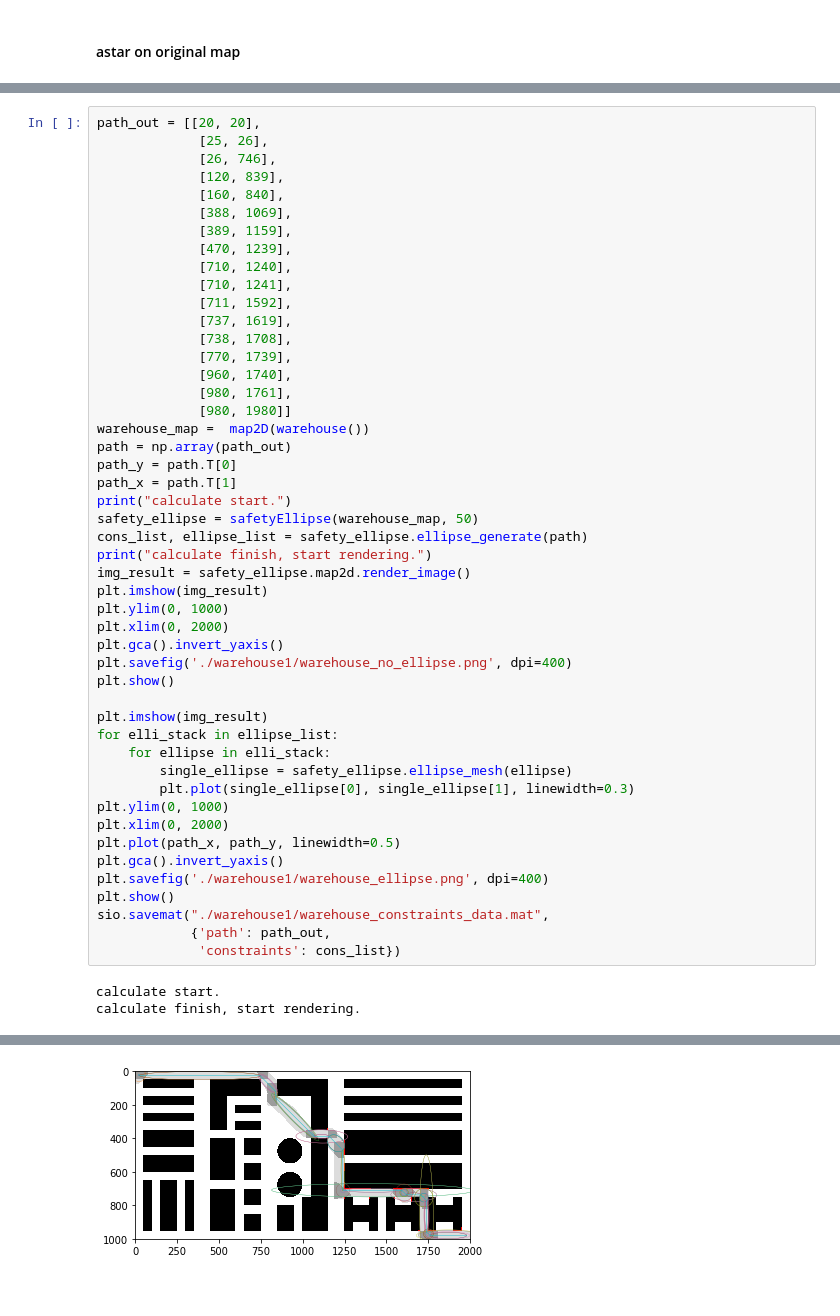
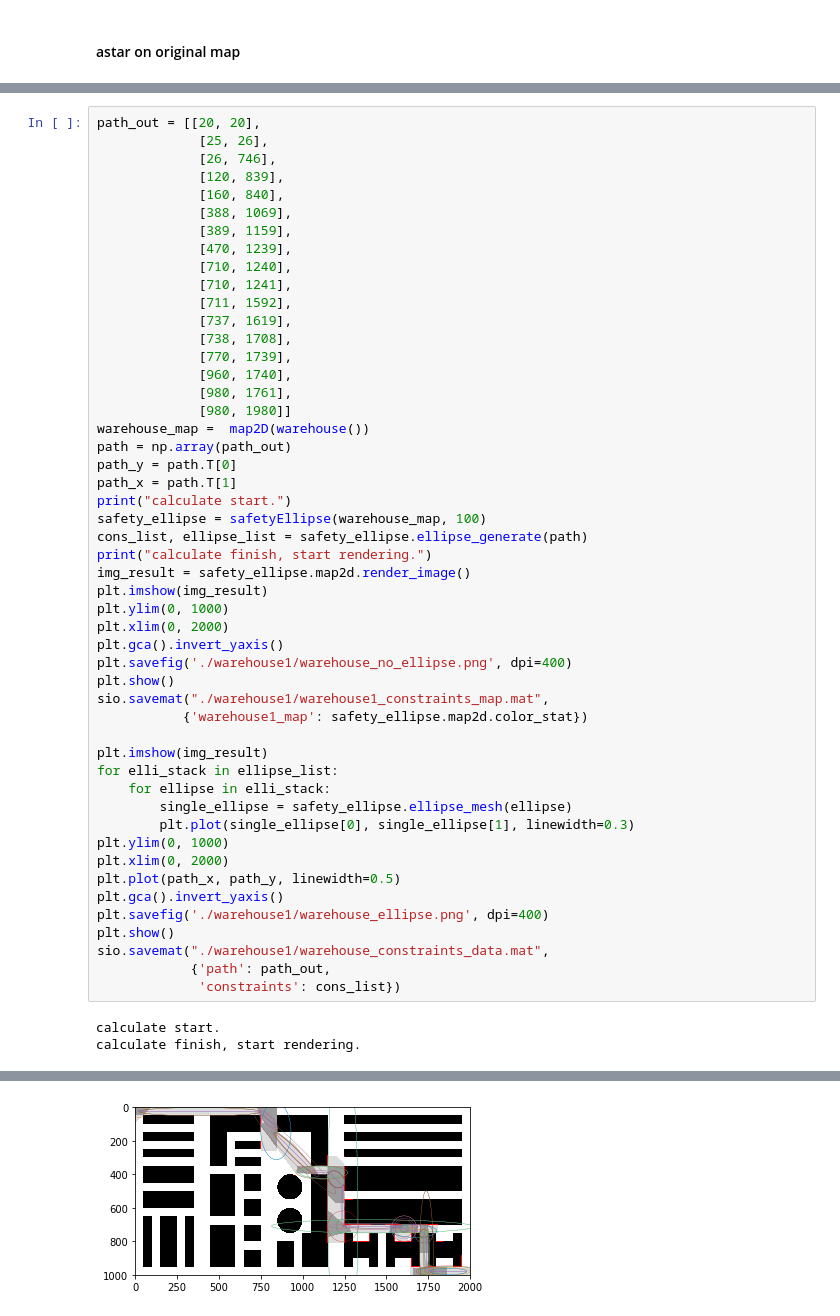
Before and after one commit to imbaguanxin/pythonPathSmooth, a Jupyter notebook: warehouse_demonstration.ipynb, the cells around one changed output, grey strips where cells are left out. Drawn from its saved outputs; the diff is of its cells as text.

```diff
--- a/warehouse_demonstration.ipynb
+++ b/warehouse_demonstration.ipynb
@@ -208,7 +211,7 @@ path = np.array(path_out)
 path_y = path.T[0]
 path_x = path.T[1]
 print("calculate start.")
-safety_ellipse = safetyEllipse(warehouse_map, 50)
+safety_ellipse = safetyEllipse(warehouse_map, 100)
 cons_list, ellipse_list = safety_ellipse.ellipse_generate(path)
 print("calculate finish, start rendering.")
 img_result = safety_ellipse.map2d.render_image()
@@ -218,6 +221,8 @@ plt.xlim(0, 2000)
 plt.gca().invert_yaxis()
 plt.savefig('./warehouse1/warehouse_no_ellipse.png', dpi=400)
 plt.show()
+sio.savemat("./warehouse1/warehouse1_constraints_map.mat",
+           {'warehouse1_map': safety_ellipse.map2d.color_stat})
 
 plt.imshow(img_result)
 for elli_stack in ellipse_list:
@@ -240 +245 @@ calculate finish, start rendering.
-[figure, old version]
+[figure, new version]
```
Also changed, not shown: parts of 4 cells of this notebook, 23 other files.
